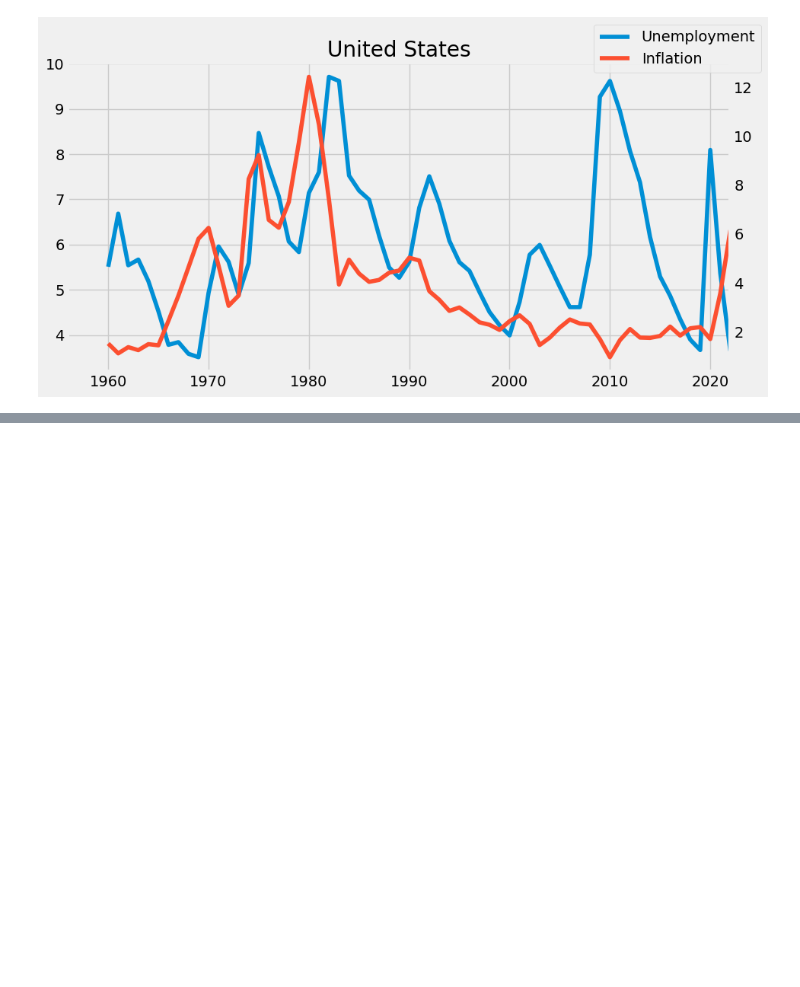
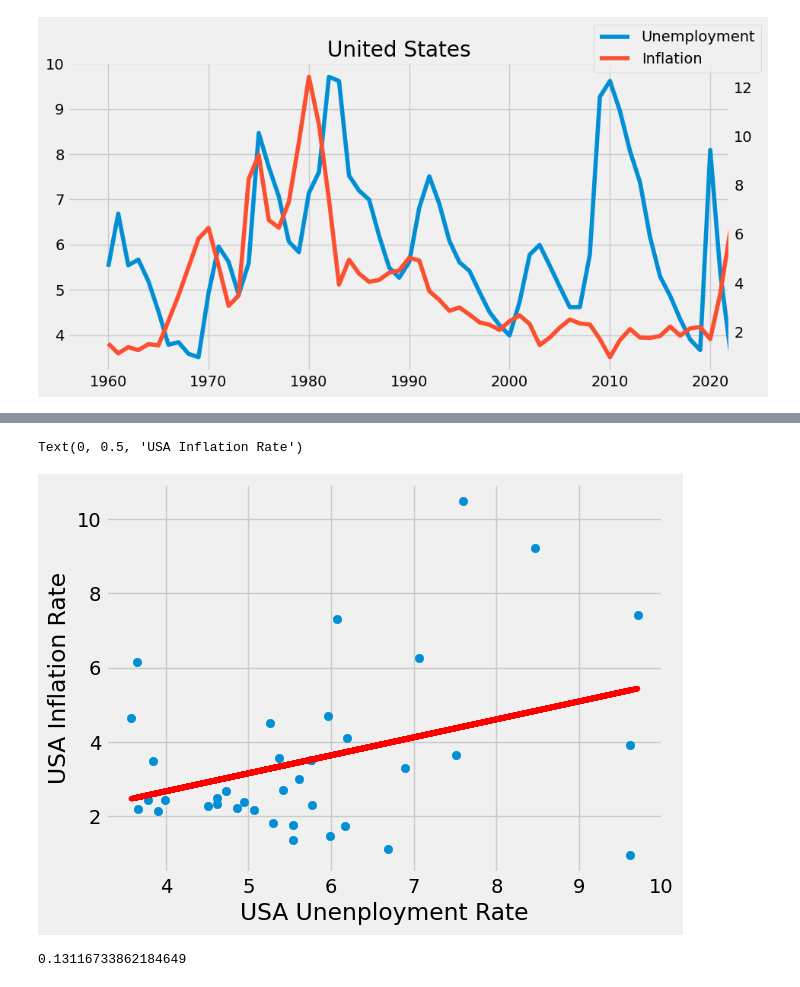
Before and after one commit to pedrocardoz0/big-data-economics, a Jupyter notebook: notebooks/economics_data.ipynb, the cells around one changed output, grey strips where cells are left out. Cells and saved outputs as stored; diff of their text form; code cells hidden in the pictures; blank space fills up the shorter version.

```diff
--- a/notebooks/economics_data.ipynb
+++ b/notebooks/economics_data.ipynb
@@ -173,0 +194,12 @@ plt.show()
+# %%
+X_train, X_test, y_train, y_test = train_test_split(X, y, test_size=0.4, random_state=23)
+# %%
+X_train = np.array(X_train).reshape(-1, 1)
+X_test = np.array(X_test).reshape(-1, 1)
+
+y_train = np.array(y_train).reshape(-1, 1)
+y_test = np.array(y_test).reshape(-1, 1)
+
+imputer = SimpleImputer(strategy='mean')
+X_train = imputer.fit_transform(X_train)
+y_train = imputer.fit_transform(y_train)
@@ -173,0 +229,3 @@ plt.show()
+# %%
+y_pred_train = lr.predict(X_train)
+y_pred_train.flatten()
@@ -173,0 +241,13 @@ plt.show()
+# %%
+plt.scatter(X_train, y_train)
+plt.plot(X_train, y_pred_train, color='red')
+plt.xlabel('USA Unenployment Rate')
+plt.ylabel('USA Inflation Rate')
+# %% [output]
+Text(0, 0.5, 'USA Inflation Rate')
+[figure, added]
+# %%
+from sklearn.metrics import r2_score
+r2_score(y_train, y_pred_train)
+# %% [output]
+0.13116733862184649
```
Also changed, not shown: parts of 9 cells of this notebook.
